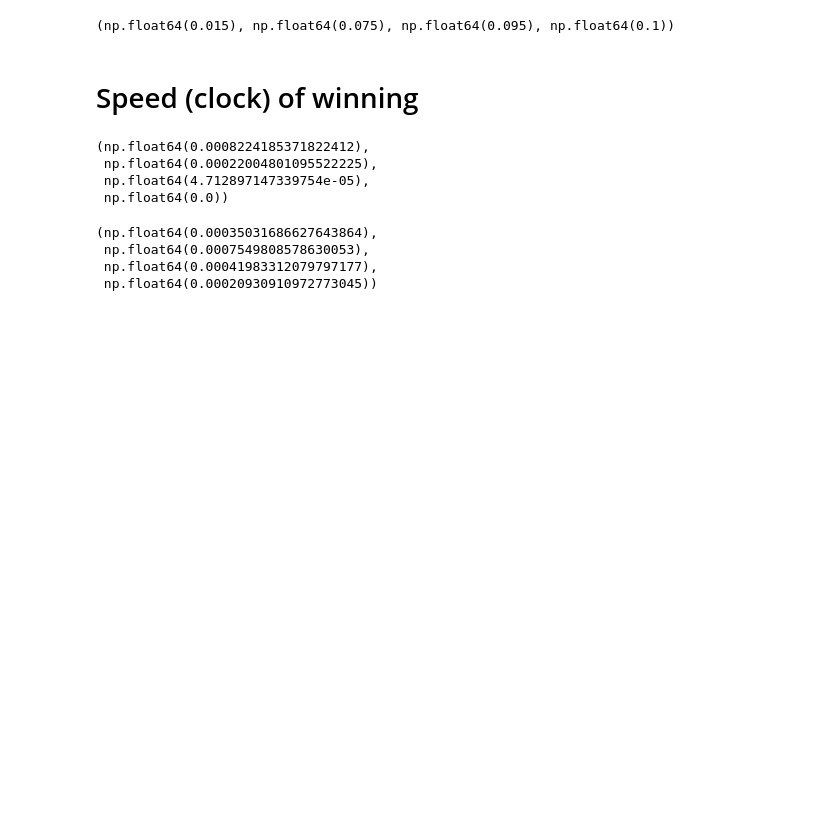
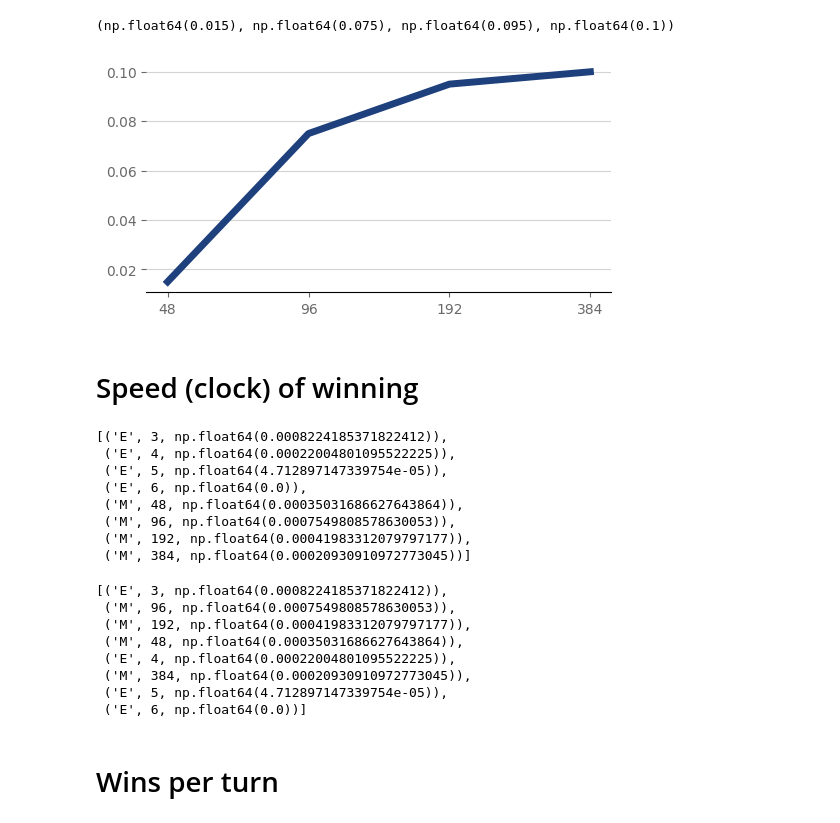
Before and after one commit to PSU-AI801-Group1-Fall-2024/2048-experiments, a Jupyter notebook: data-synthensis.ipynb, the cells around one changed output. Saved outputs shown, nothing was run; the diff lists cells and outputs as text; code cells hidden in the pictures; blank space fills up the shorter version.

```diff
--- a/data-synthensis.ipynb
+++ b/data-synthensis.ipynb
@@ -610,29 +624,52 @@ def wins_t(df):
 )
 # %% [output]
 (np.float64(0.015), np.float64(0.075), np.float64(0.095), np.float64(0.1))
+# %%
+x = [48, 96, 192, 384]
+y = [
+    wins_g(df_mcts_48),
+    wins_g(df_mcts_96),
+    wins_g(df_mcts_192),
+    wins_g(df_mcts_384)
+]
+
+line_plot(x, y)
+# %% [output]
+[figure, added]
 # %% [markdown]
 # Speed (clock) of winning
 # %%
-(
-    wins_s(df_expectimax_3),
-    wins_s(df_expectimax_4),
-    wins_s(df_expectimax_5),
-    wins_s(df_expectimax_6)
-)
+d = [
+    ("E", 3, wins_s(df_expectimax_3)),
+    ("E", 4, wins_s(df_expectimax_4)),
+    ("E", 5, wins_s(df_expectimax_5)),
+    ("E", 6, wins_s(df_expectimax_6)),
+    ("M", 48, wins_s(df_mcts_48)),
+    ("M", 96, wins_s(df_mcts_96)),
+    ("M", 192, wins_s(df_mcts_192)),
+    ("M", 384, wins_s(df_mcts_384))
+]
+d
 # %% [output]
-(np.float64(0.0008224185371822412),
- np.float64(0.00022004801095522225),
- np.float64(4.712897147339754e-05),
- np.float64(0.0))
+[('E', 3, np.float64(0.0008224185371822412)),
+ ('E', 4, np.float64(0.00022004801095522225)),
+ ('E', 5, np.float64(4.712897147339754e-05)),
+ ('E', 6, np.float64(0.0)),
+ ('M', 48, np.float64(0.00035031686627643864)),
+ ('M', 96, np.float64(0.0007549808578630053)),
+ ('M', 192, np.float64(0.00041983312079797177)),
+ ('M', 384, np.float64(0.00020930910972773045))]
 # %%
-(
-    wins_s(df_mcts_48),
-    wins_s(df_mcts_96),
-    wins_s(df_mcts_192),
-    wins_s(df_mcts_384)
-)
+d.sort(key = lambda x : x[2], reverse = True)
+d
 # %% [output]
-(np.float64(0.00035031686627643864),
- np.float64(0.0007549808578630053),
- np.float64(0.00041983312079797177),
- np.float64(0.00020930910972773045))
+[('E', 3, np.float64(0.0008224185371822412)),
+ ('M', 96, np.float64(0.0007549808578630053)),
+ ('M', 192, np.float64(0.00041983312079797177)),
+ ('M', 48, np.float64(0.00035031686627643864)),
+ ('E', 4, np.float64(0.00022004801095522225)),
+ ('M', 384, np.float64(0.00020930910972773045)),
+ ('E', 5, np.float64(4.712897147339754e-05)),
+ ('E', 6, np.float64(0.0))]
+# %% [markdown]
+# Wins per turn
```
Also changed, not shown: parts of 6 cells of this notebook.
